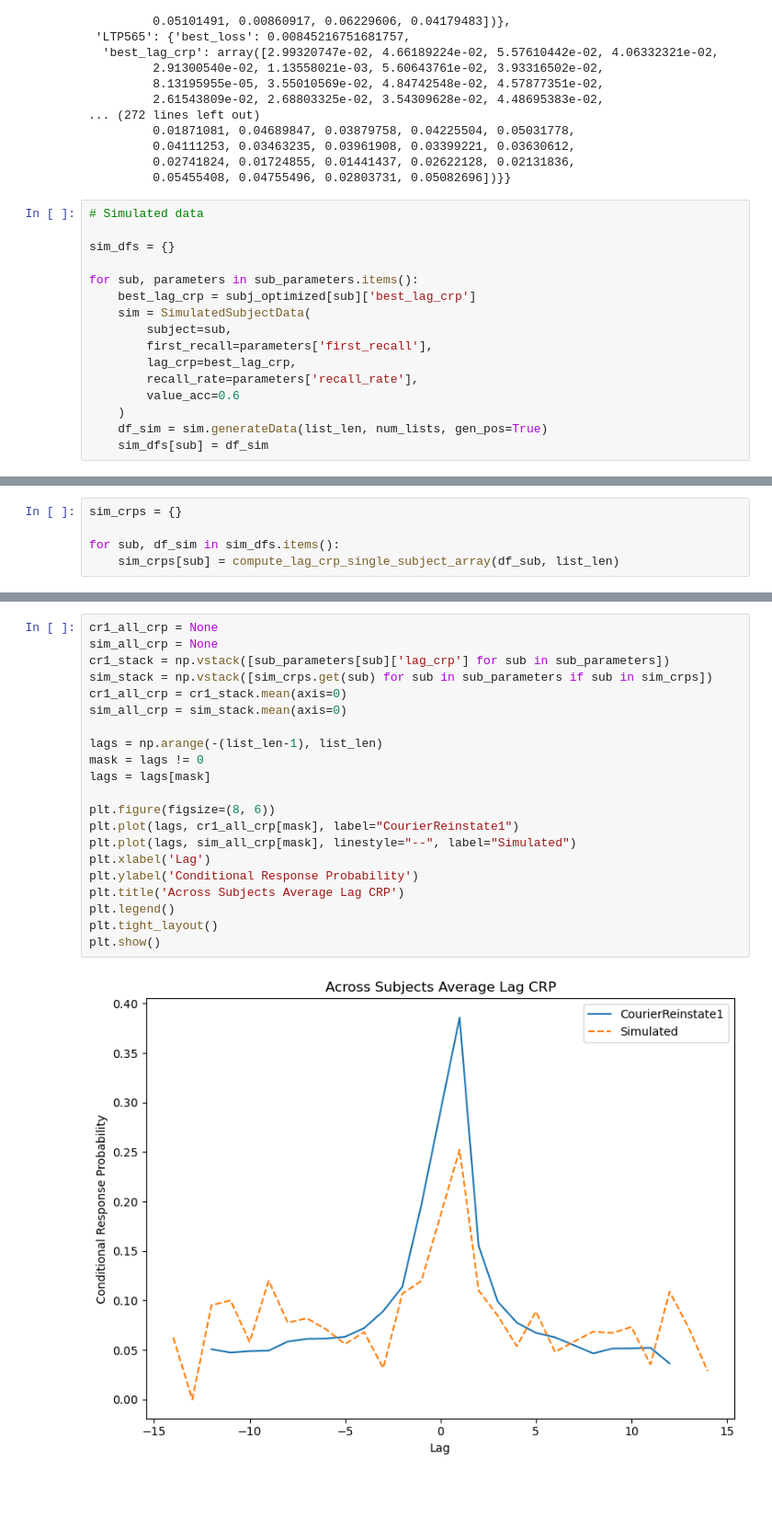
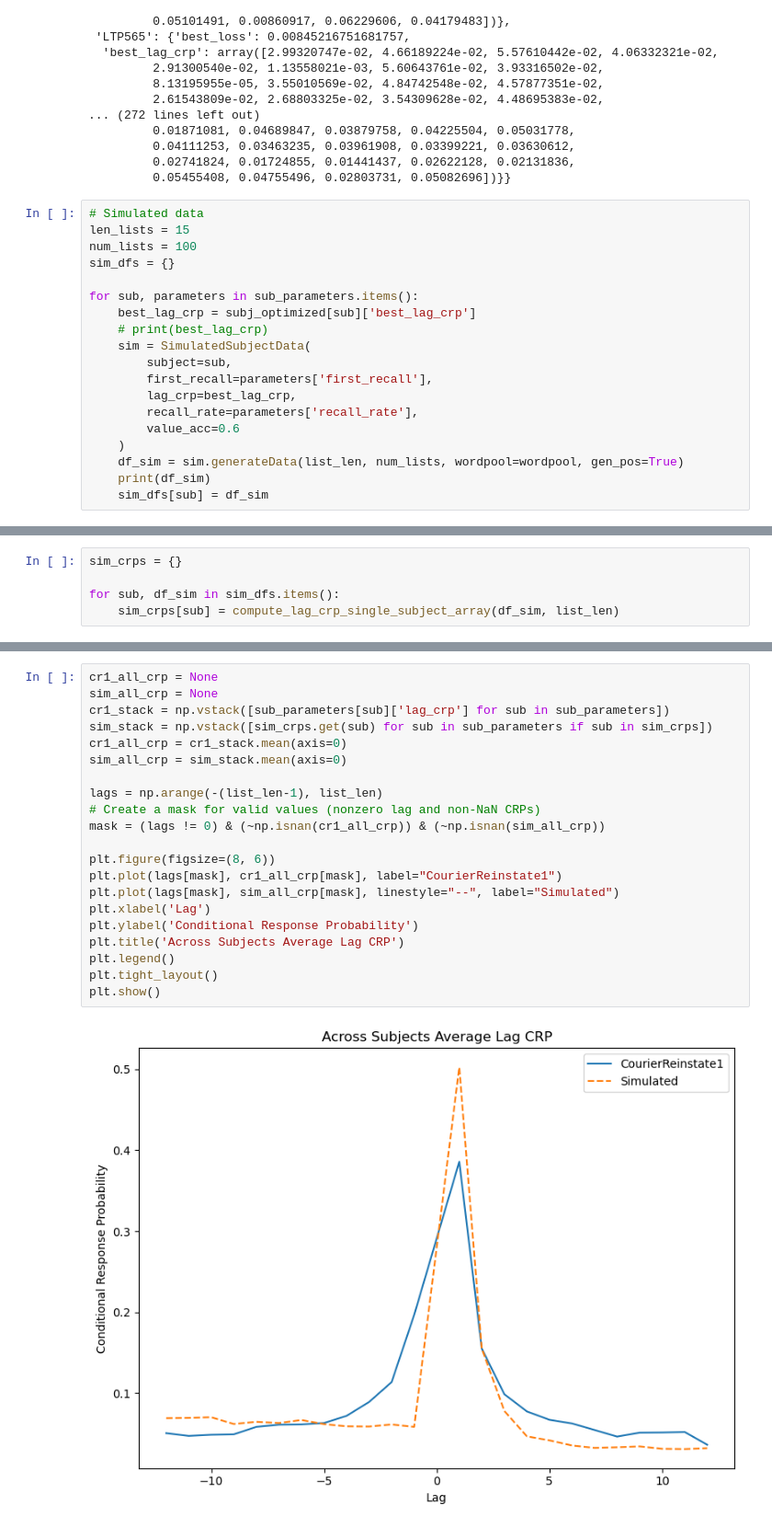
Before and after one commit to pennmem/ValueCourierAnalysis, a Jupyter notebook: SimulatedAnalysis/model_test.ipynb, the cells around one changed output, grey strips where cells are left out. Shown at 92% size. Saved outputs shown, nothing was run; the diff lists cells and outputs as text; blank space fills up the shorter version.

Commit message:
plot optimized lag crp

```diff
--- a/SimulatedAnalysis/model_test.ipynb
+++ b/SimulatedAnalysis/model_test.ipynb
@@ -317,11 +308,13 @@ subj_optimized
          0.05455408, 0.04755496, 0.02803731, 0.05082696])}}
 # %%
 # Simulated data
-
+len_lists = 15
+num_lists = 100
 sim_dfs = {}
 
 for sub, parameters in sub_parameters.items():
     best_lag_crp = subj_optimized[sub]['best_lag_crp']
+    # print(best_lag_crp)
     sim = SimulatedSubjectData(
         subject=sub,
         first_recall=parameters['first_recall'],
@@ -329,5 +322,6 @@ for sub, parameters in sub_parameters.items():
         recall_rate=parameters['recall_rate'],
         value_acc=0.6
     )
-    df_sim = sim.generateData(list_len, num_lists, gen_pos=True)
+    df_sim = sim.generateData(list_len, num_lists, wordpool=wordpool, gen_pos=True)
+    print(df_sim)
     sim_dfs[sub] = df_sim
@@ -335,4 +347,4 @@ for sub, parameters in sub_parameters.items():
 sim_crps = {}
 
 for sub, df_sim in sim_dfs.items():
-    sim_crps[sub] = compute_lag_crp_single_subject_array(df_sub, list_len)
+    sim_crps[sub] = compute_lag_crp_single_subject_array(df_sim, list_len)
@@ -364,26 +385,26 @@ plt.show()
 # %%
 cr1_all_crp = None
 sim_all_crp = None
 cr1_stack = np.vstack([sub_parameters[sub]['lag_crp'] for sub in sub_parameters])
 sim_stack = np.vstack([sim_crps.get(sub) for sub in sub_parameters if sub in sim_crps])
 cr1_all_crp = cr1_stack.mean(axis=0)
 sim_all_crp = sim_stack.mean(axis=0)
 
 lags = np.arange(-(list_len-1), list_len)
-mask = lags != 0
-lags = lags[mask]
+# Create a mask for valid values (nonzero lag and non-NaN CRPs)
+mask = (lags != 0) & (~np.isnan(cr1_all_crp)) & (~np.isnan(sim_all_crp))
 
 plt.figure(figsize=(8, 6))
-plt.plot(lags, cr1_all_crp[mask], label="CourierReinstate1")
-plt.plot(lags, sim_all_crp[mask], linestyle="--", label="Simulated")
+plt.plot(lags[mask], cr1_all_crp[mask], label="CourierReinstate1")
+plt.plot(lags[mask], sim_all_crp[mask], linestyle="--", label="Simulated")
 plt.xlabel('Lag')
 plt.ylabel('Conditional Response Probability')
 plt.title('Across Subjects Average Lag CRP')
 plt.legend()
 plt.tight_layout()
 plt.show()
 # %% [output]
-[figure, old version]
+[figure, new version]
 # %%
 errors = {}
 lags = np.arange(-(list_len-1), list_len)
```
Also changed, not shown: parts of 8 cells of this notebook.
